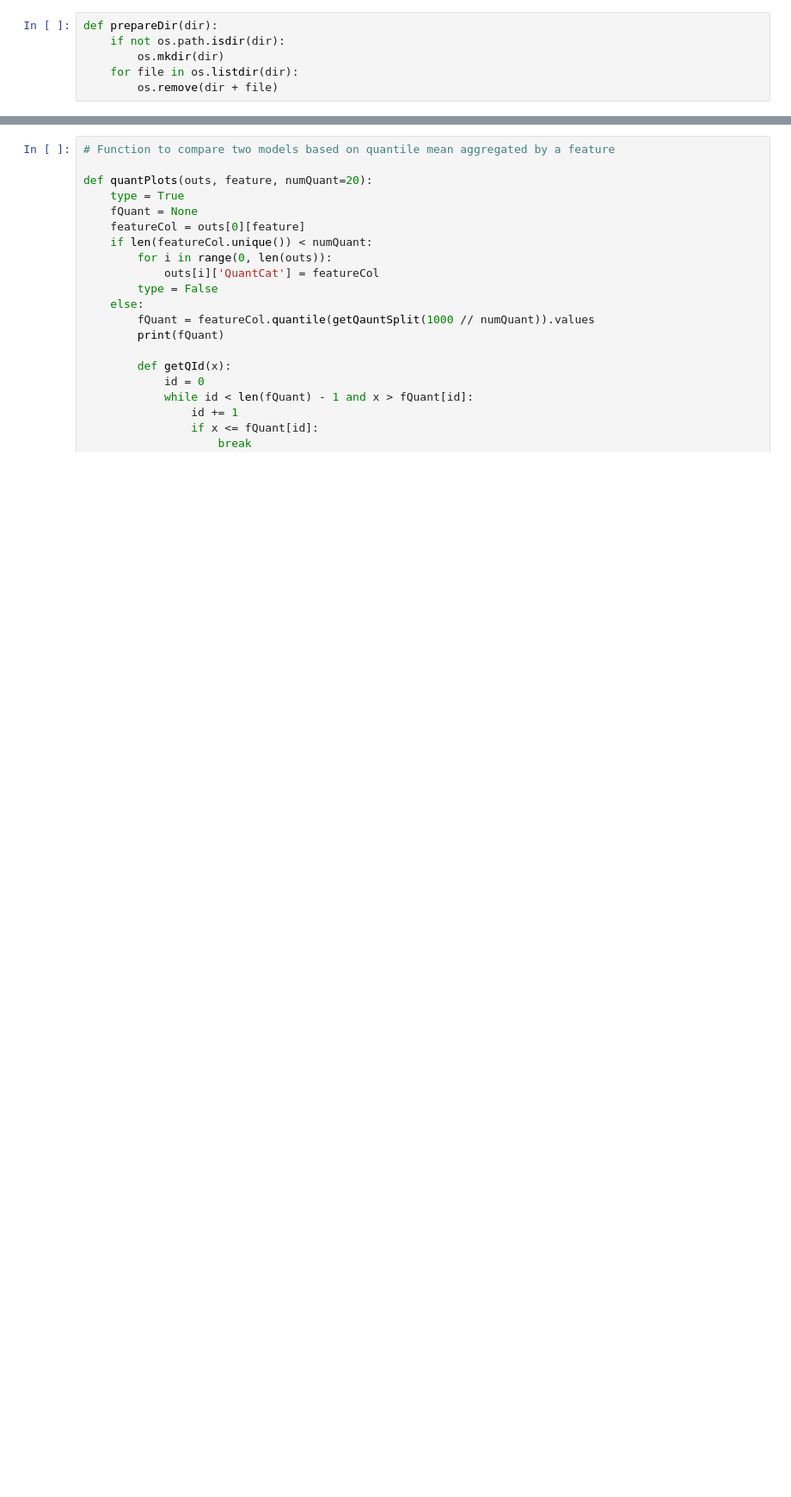
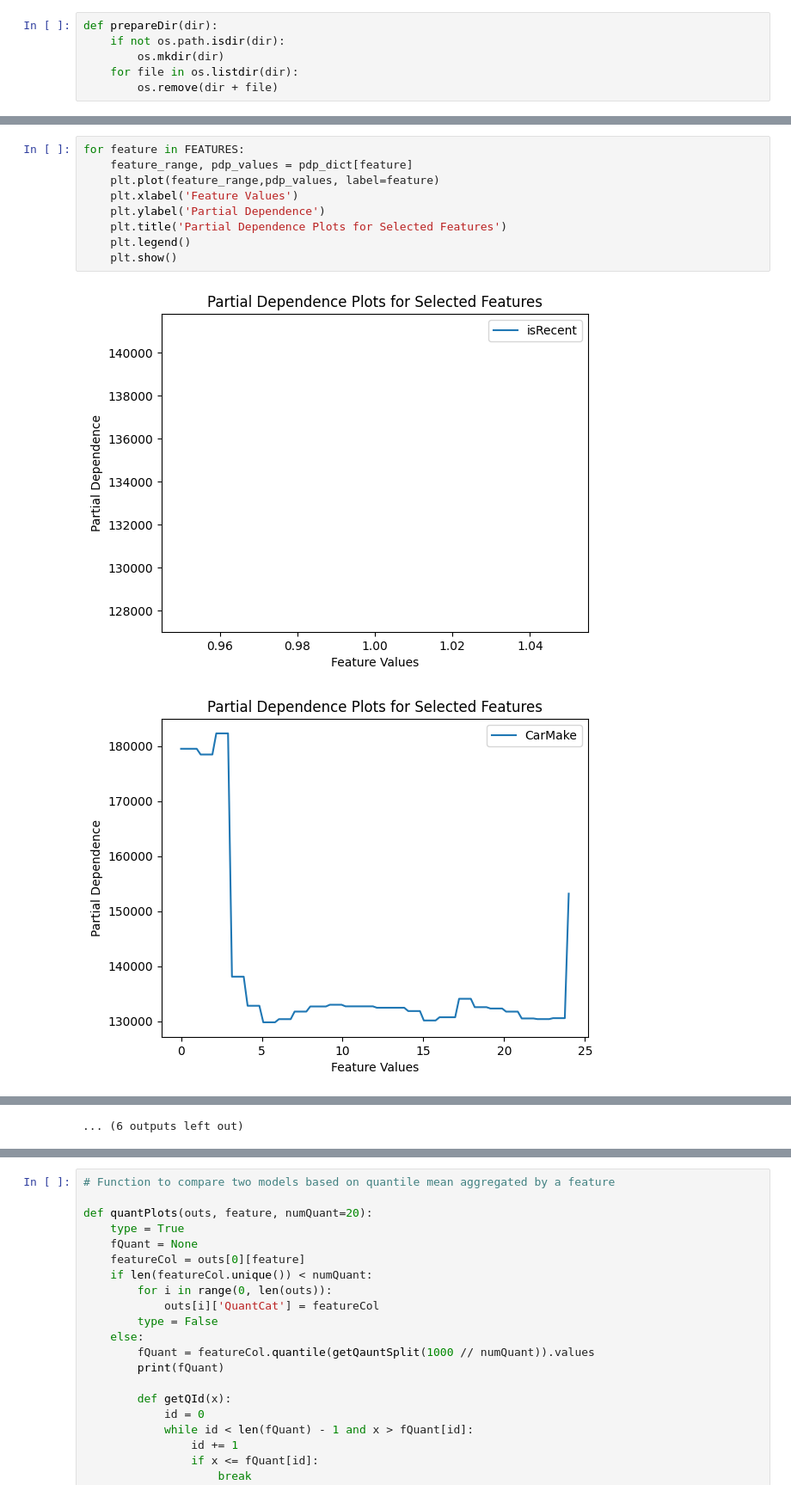
Before and after one commit to asdasde/market_models, a Jupyter notebook: notebooks/market_model.ipynb, the cells around one changed output, grey strips where cells are left out. Shown at 86% size. Cells and saved outputs as stored; diff of their text form; blank space fills up the shorter version.

```diff
--- a/notebooks/market_model.ipynb
+++ b/notebooks/market_model.ipynb
@@ -531,0 +563,12 @@ plt.savefig(KPI_DATA_PATH + 'PDPimportancePlot.jpg', bbox_inches='tight')
+# %%
+for feature in FEATURES:
+    feature_range, pdp_values = pdp_dict[feature]
+    plt.plot(feature_range,pdp_values, label=feature)
+    plt.xlabel('Feature Values')
+    plt.ylabel('Partial Dependence')
+    plt.title('Partial Dependence Plots for Selected Features')
+    plt.legend()
+    plt.show()
+# %% [output]
+[figure, added]
+[figure, added]
@@ -531,0 +585 @@ plt.savefig(KPI_DATA_PATH + 'PDPimportancePlot.jpg', bbox_inches='tight')
+... (6 outputs left out)
```
Also changed, not shown: parts of 41 cells of this notebook.
